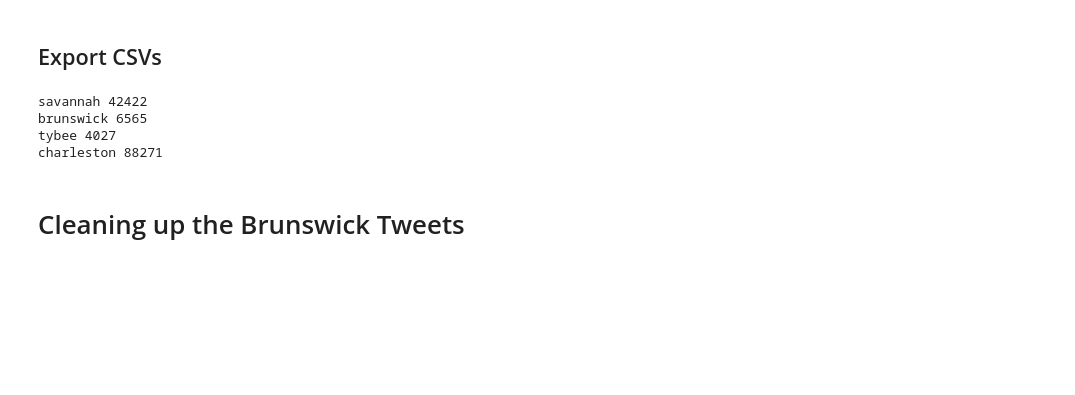
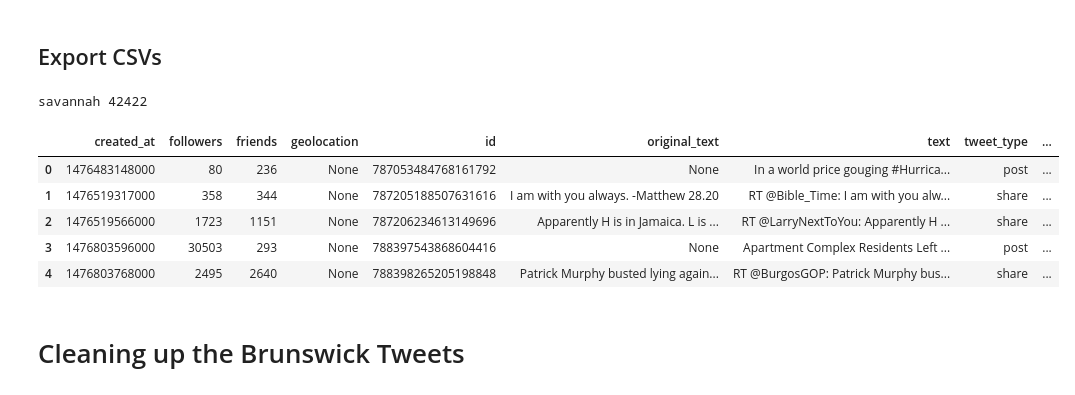
Before and after one commit to Project-EPIC/HurricaneMatthew, a Jupyter notebook: Keyword Collection Analysis.ipynb, the cells around one changed output. Drawn from its saved outputs; the diff is of its cells as text; code cells hidden in the pictures; blank space fills up the shorter version.

```diff
--- a/Keyword Collection Analysis.ipynb
+++ b/Keyword Collection Analysis.ipynb
@@ -98,16 +98,22 @@ plt.suptitle("Per Hour Counts for Users, Tweets, Retweets, & Posts\n\n{0}".forma
 # %% [markdown]
 ## Export CSVs
 # %%
-for p in places:
+for p in places[:1]:
     to_export = p['df'][['datetime','user_name','user_screen_name','text','user_location','tweet_type']].sort_values(by='datetime')
     print(p['name'], len(to_export))
 #     with open('/data/chime/matthew/locations/'+p['name']+'.csv','w') as oFile:
 #         to_export.to_csv(oFile, index=False)
 # %% [output]
 savannah 42422
-brunswick 6565
-tybee 4027
-charleston 88271
+# %%
+places[0]['df'].head()
+# %% [output]
+|  | created_at | followers | friends | geolocation | id | original_text | text | tweet_type | ... |
+| 0 | 1476483148000 | 80 | 236 | None | 787053484768161792 | None | In a world price gouging #Hurrica... | post | ... |
+| 1 | 1476519317000 | 358 | 344 | None | 787205188507631616 | I am with you always. -Matthew 28.20 | RT @Bible_Time: I am with you alw... | share | ... |
+| 2 | 1476519566000 | 1723 | 1151 | None | 787206234613149696 | Apparently H is in Jamaica. L is ... | RT @LarryNextToYou: Apparently H ... | share | ... |
+| 3 | 1476803596000 | 30503 | 293 | None | 788397543868604416 | None | Apartment Complex Residents Left ... | post | ... |
+| 4 | 1476803768000 | 2495 | 2640 | None | 788398265205198848 | Patrick Murphy busted lying again... | RT @BurgosGOP: Patrick Murphy bus... | share | ... |
 # %% [markdown]
 # Cleaning up the Brunswick Tweets
 # %%
```
Also changed, not shown: parts of 1 cell of this notebook, 3 other files.
